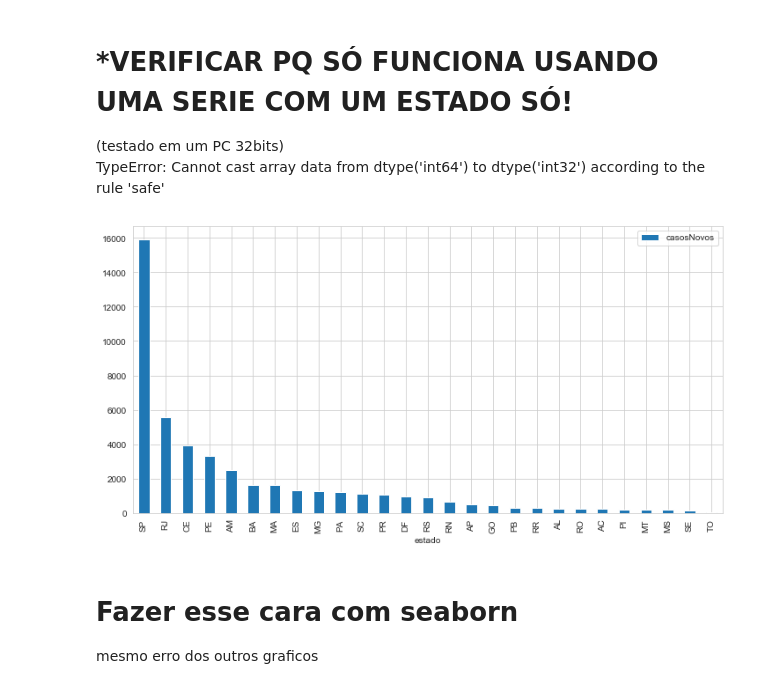
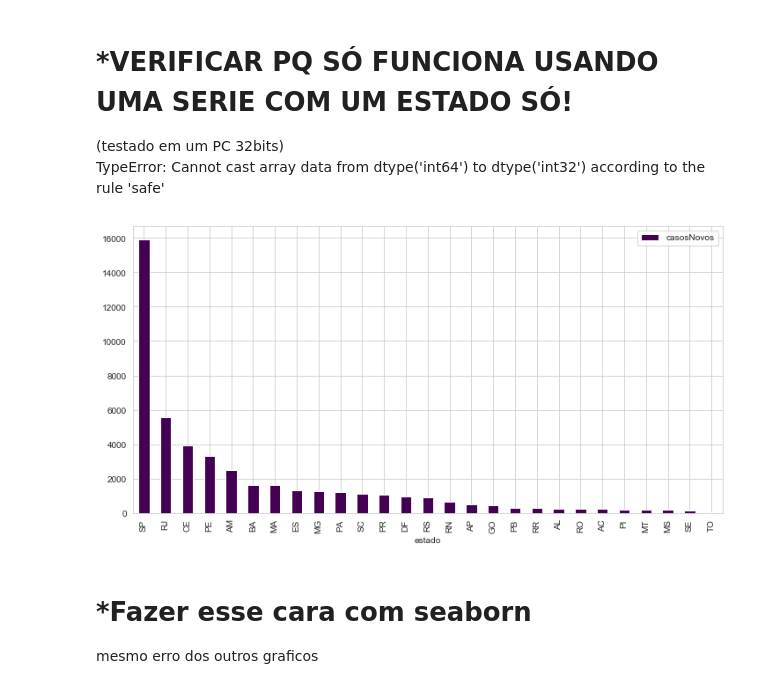
Before and after one commit to Rafaelcerq28/Analise_Covid-19, a Jupyter notebook: Visualização COVID-19.ipynb, the cells around one changed output. Saved outputs shown, nothing was run; the diff lists cells and outputs as text; code cells hidden in the pictures.

Commit message:
edição do grafico de barras casos novos por estado

```diff
--- a/Untitled.ipynb
+++ b/Visualização COVID-19.ipynb
@@ -138,12 +138,12 @@ TypeError: Cannot cast array data from dtype('int64') to dtype('int32') accordin
 # %%
 #Fazer grafico de casos por estados
 total_casos_por_estado = cv.groupby('estado')[['estado','casosNovos']].sum().sort_values(by='casosNovos',ascending=False)
-total_casos_por_estado.plot(kind='bar',figsize=(12,6))
+total_casos_por_estado.plot(kind='bar',figsize=(12,6),cmap='viridis')
 plt.show()
 # %% [output]
-[figure, old version]
+[figure, new version]
 # %% [markdown]
-# Fazer esse cara com seaborn
+# *Fazer esse cara com seaborn
 mesmo erro dos outros graficos
 # %%
 #Casos por semana
```
